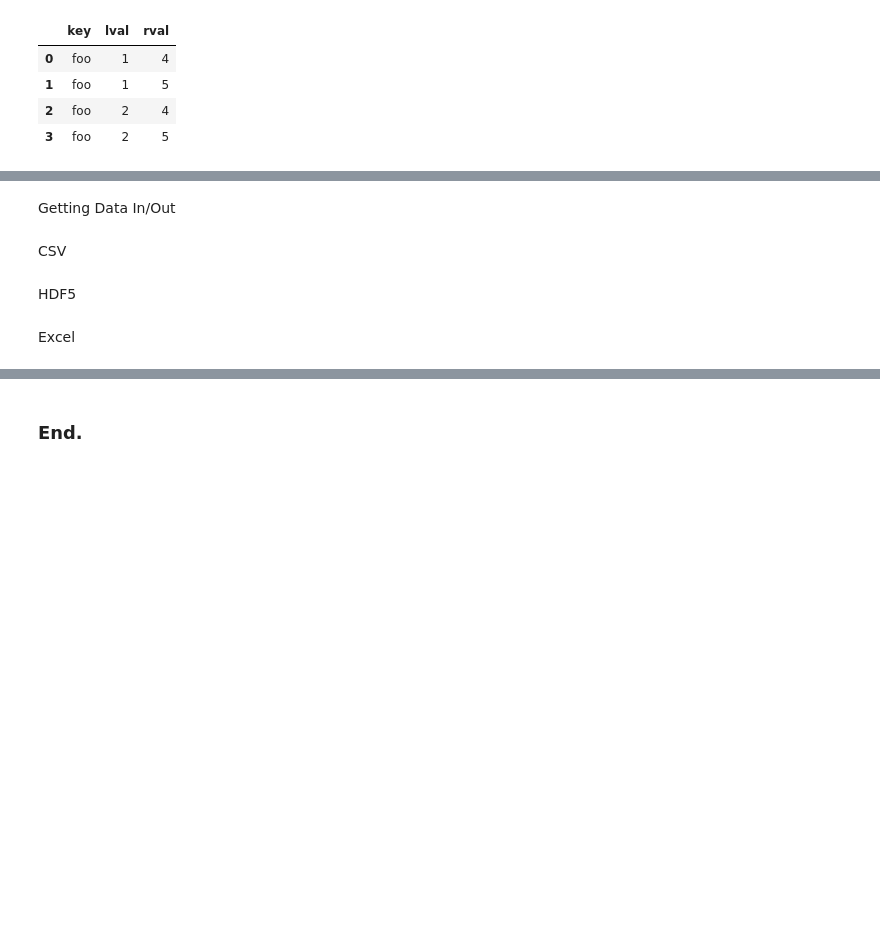
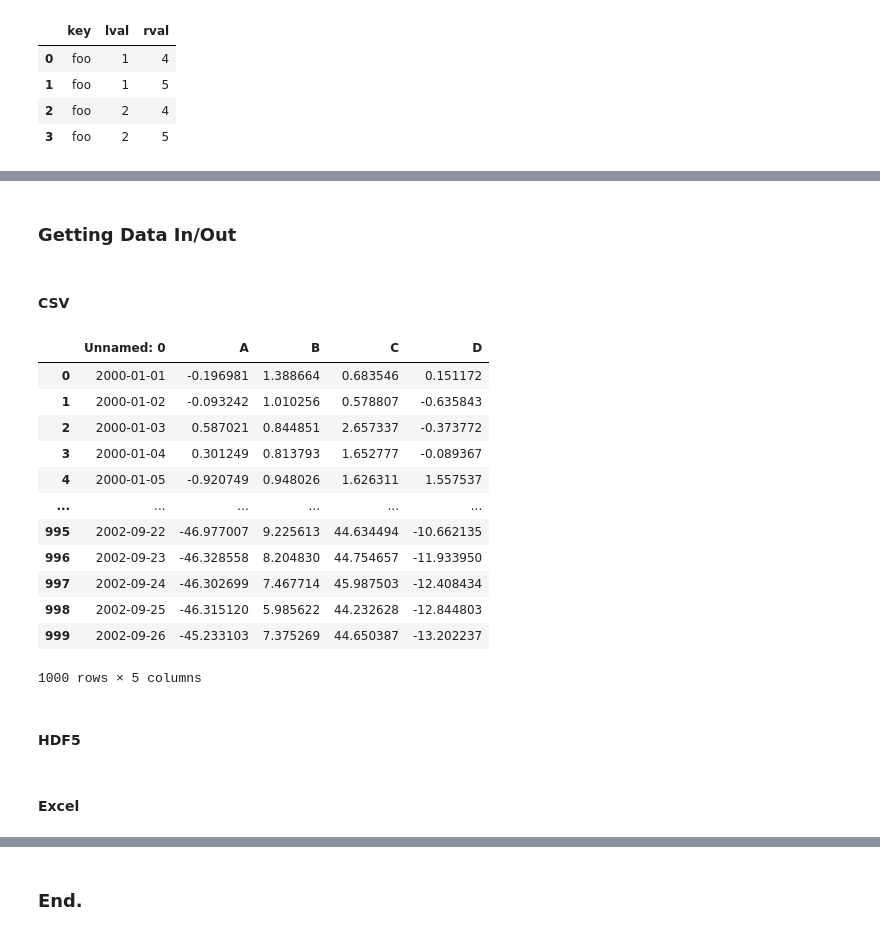
Before and after one commit to caiquemiranda/studies-pandas-II, a Jupyter notebook: min.ipynb, the cells around one changed output, grey strips where cells are left out. Cells and saved outputs as stored; diff of their text form; code cells hidden in the pictures; blank space fills up the shorter version.

```diff
--- a/min.ipynb
+++ b/min.ipynb
@@ -703,5 +879,5 @@ plt.figure(); df.plot(); plt.legend(loc='best')
 # %% [markdown]
-Getting Data In/Out
+### Getting Data In/Out
-# %% [markdown]
-CSV
+# %% [markdown]
+#### CSV
 # %%
@@ -709,5 +885,19 @@ df.to_csv('foo.csv')
 # %%
-pd.read_csv('foo.csv')
+pd.read_csv('data/foo.csv')
+# %% [output]
+|  | Unnamed: 0 | A | B | C | D |
+| 0 | 2000-01-01 | -0.196981 | 1.388664 | 0.683546 | 0.151172 |
+| 1 | 2000-01-02 | -0.093242 | 1.010256 | 0.578807 | -0.635843 |
+| 2 | 2000-01-03 | 0.587021 | 0.844851 | 2.657337 | -0.373772 |
+| 3 | 2000-01-04 | 0.301249 | 0.813793 | 1.652777 | -0.089367 |
+| 4 | 2000-01-05 | -0.920749 | 0.948026 | 1.626311 | 1.557537 |
+| ... | ... | ... | ... | ... | ... |
+| 995 | 2002-09-22 | -46.977007 | 9.225613 | 44.634494 | -10.662135 |
+| 996 | 2002-09-23 | -46.328558 | 8.204830 | 44.754657 | -11.933950 |
+| 997 | 2002-09-24 | -46.302699 | 7.467714 | 45.987503 | -12.408434 |
+| 998 | 2002-09-25 | -46.315120 | 5.985622 | 44.232628 | -12.844803 |
+| 999 | 2002-09-26 | -45.233103 | 7.375269 | 44.650387 | -13.202237 |
+1000 rows × 5 columns
-# %% [markdown]
-HDF5
+# %% [markdown]
+#### HDF5
 # %%
@@ -717,3 +907,3 @@ pd.read_hdf('foo.h5','df'
-# %% [markdown]
-Excel
+# %% [markdown]
+#### Excel
 # %%
```
Also changed, not shown: parts of 123 cells of this notebook, 2 other files.
